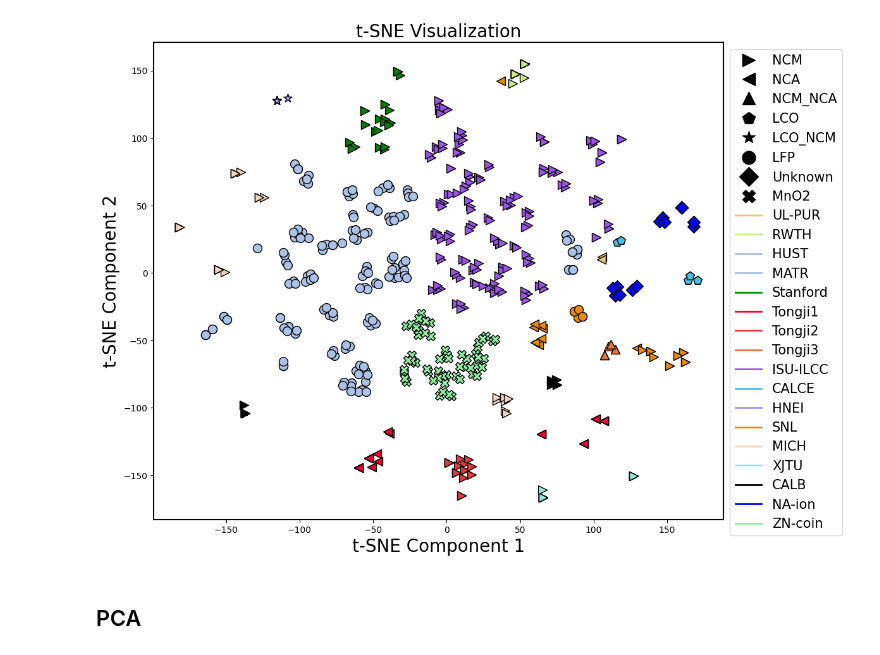
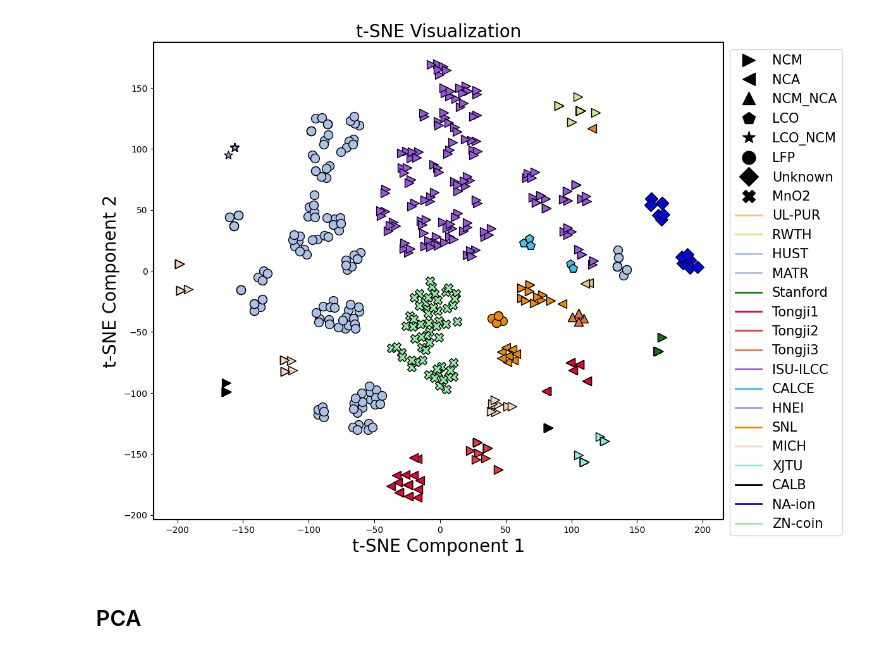
Before and after one commit to Ruifeng-Tan/PBT, a Jupyter notebook: visualize_precomputed_embeddings.ipynb, the cells around one changed output. Drawn from its saved outputs; the diff is of its cells as text; code cells hidden in the pictures.

```diff
--- a/visualize_precomputed_embeddings.ipynb
+++ b/visualize_precomputed_embeddings.ipynb
@@ -48,11 +48,15 @@ def set_draft_fig(fig):
         ax.set_ylabel('')
         ax.set_xlabel('')
 # %%
-
+def array_in_list(arr, list_of_arrays):
+    return any(np.array_equal(arr, existing_arr) for existing_arr in list_of_arrays)
 
 data_path = '/data/trf/python_works/BatteryLife/dataset/training_DKP_embed_all.pkl'
 data = pickle.load(open(data_path, 'rb'))
 tmp_total_features = np.array(list(data.values())).squeeze(1)
+
+
+
 names = list(data.keys())
 
 
@@ -60,7 +64,7 @@ names = list(data.keys())
 # tsne = TSNE(n_components=2, random_state=42, perplexity=8)  # Reduce to 2D for visualization
 # tsne_results = tsne.fit_transform(tmp_total_features)
 
-tsne = TSNE(n_components=2, random_state=42, perplexity=4)  # Reduce to 2D for visualization
+tsne = TSNE(n_components=2, random_state=42, perplexity=8)  # Reduce to 2D for visualization
 tsne_results = tsne.fit_transform(tmp_total_features)
 dataset_names = [name.split('_')[0] for name in names]
 
@@ -102,34 +106,34 @@ dataset_color = {
 
 appear_cathodeNames = []
 for i in range(len(tmp_total_features)):
     if cathode_names[i] not in appear_cathodeNames:
         plt.scatter(tsne_results[i, 0], tsne_results[i, 1],
                     c=dataset_color[dataset_names[i]],  # Color by cluster label
                     marker=dataset_shape_map[cathode_names[i]],  # Shape by dataset name
                      s=100, edgecolor='k', label=cathode_names[i])
     else:
         plt.scatter(tsne_results[i, 0], tsne_results[i, 1],
                     c=dataset_color[dataset_names[i]],  # Color by cluster label
                     marker=dataset_shape_map[cathode_names[i]],  # Shape by dataset name
                     s=100, edgecolor='k')
     appear_cathodeNames.append(cathode_names[i])
 
 # Add labels and title
 plt.title("t-SNE Visualization", fontsize=20)
 plt.xlabel("t-SNE Component 1", fontsize=20)
 plt.ylabel("t-SNE Component 2", fontsize=20)
 
 # Custom legend for cluster shapes only (no color distinction)
 legend_shapes = [Line2D([], [], marker=shape, color='black', linestyle='None', markersize=15, label=name) for name, shape in dataset_shape_map.items()]
 legend_colors = [Line2D([], [], marker='None', color=color, linestyle='-', markersize=15, label=name, lw=2) for name, color in dataset_color.items()]
 plt.legend(loc='upper left', bbox_to_anchor=(1.0, 1), fontsize=15, handles=legend_shapes+legend_colors)
 
 set_ax_linewidth(plt.gca())
 fig.tight_layout()
 plt.savefig('./figures/t-SNE_clustering.jpg', dpi=600, bbox_inches='tight')
 plt.show()
 # %% [output]
-[figure, old version]
+[figure, new version]
 # %% [markdown]
 ## PCA
 # %%
```
Also changed, not shown: parts of 1 cell of this notebook, 2 other files.
